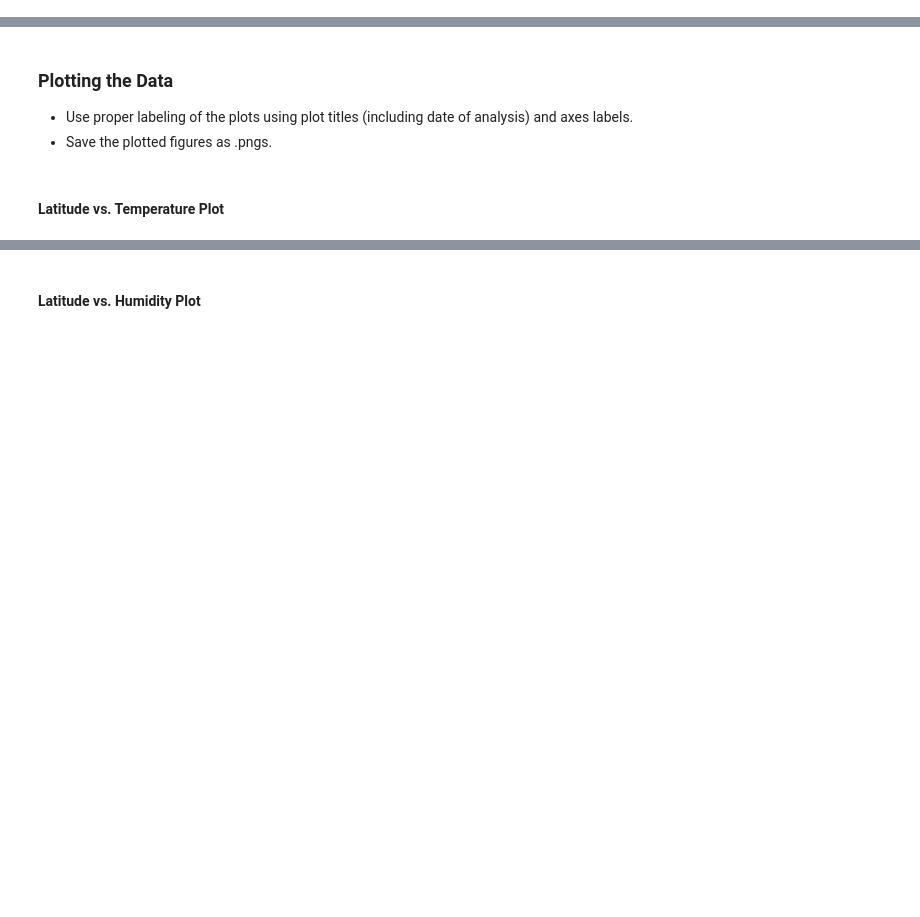
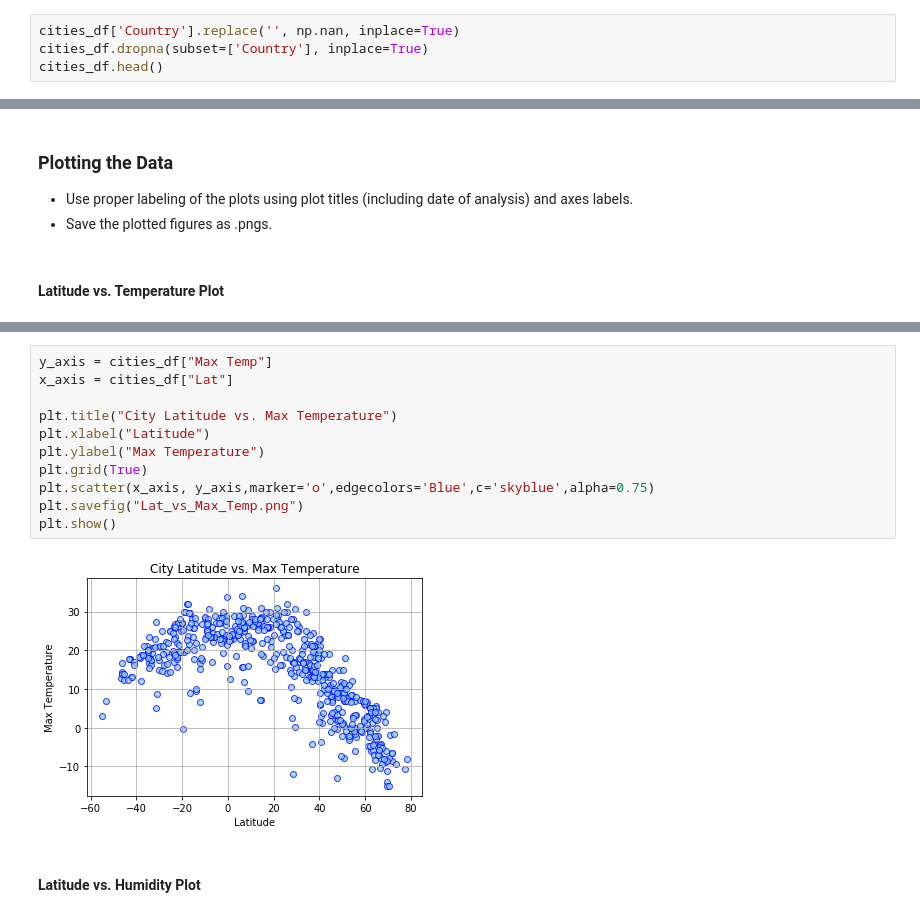
Before and after one commit to zaiddafer/HW6, a Jupyter notebook: WeatherPy.ipynb, the cells around one changed output, grey strips where cells are left out. Saved outputs shown, nothing was run; the diff lists cells and outputs as text; blank space fills up the shorter version.

```diff
--- a/WeatherPy.ipynb
+++ b/WeatherPy.ipynb
@@ -133,0 +142,4 @@ dtype: int64
+# %%
+cities_df['Country'].replace('', np.nan, inplace=True)
+cities_df.dropna(subset=['Country'], inplace=True)
+cities_df.head()
@@ -143,2 +159,15 @@ dtype: int64
+# %%
+y_axis = cities_df["Max Temp"]
+x_axis = cities_df["Lat"]
+
+plt.title("City Latitude vs. Max Temperature")
+plt.xlabel("Latitude")
+plt.ylabel("Max Temperature")
+plt.grid(True)
+plt.scatter(x_axis, y_axis,marker='o',edgecolors='Blue',c='skyblue',alpha=0.75)
+plt.savefig("Lat_vs_Max_Temp.png")
+plt.show()
+# %% [output]
+[figure, added]
 # %% [markdown]
 #### Latitude vs. Humidity Plot
```
Also changed, not shown: parts of 10 cells of this notebook.
